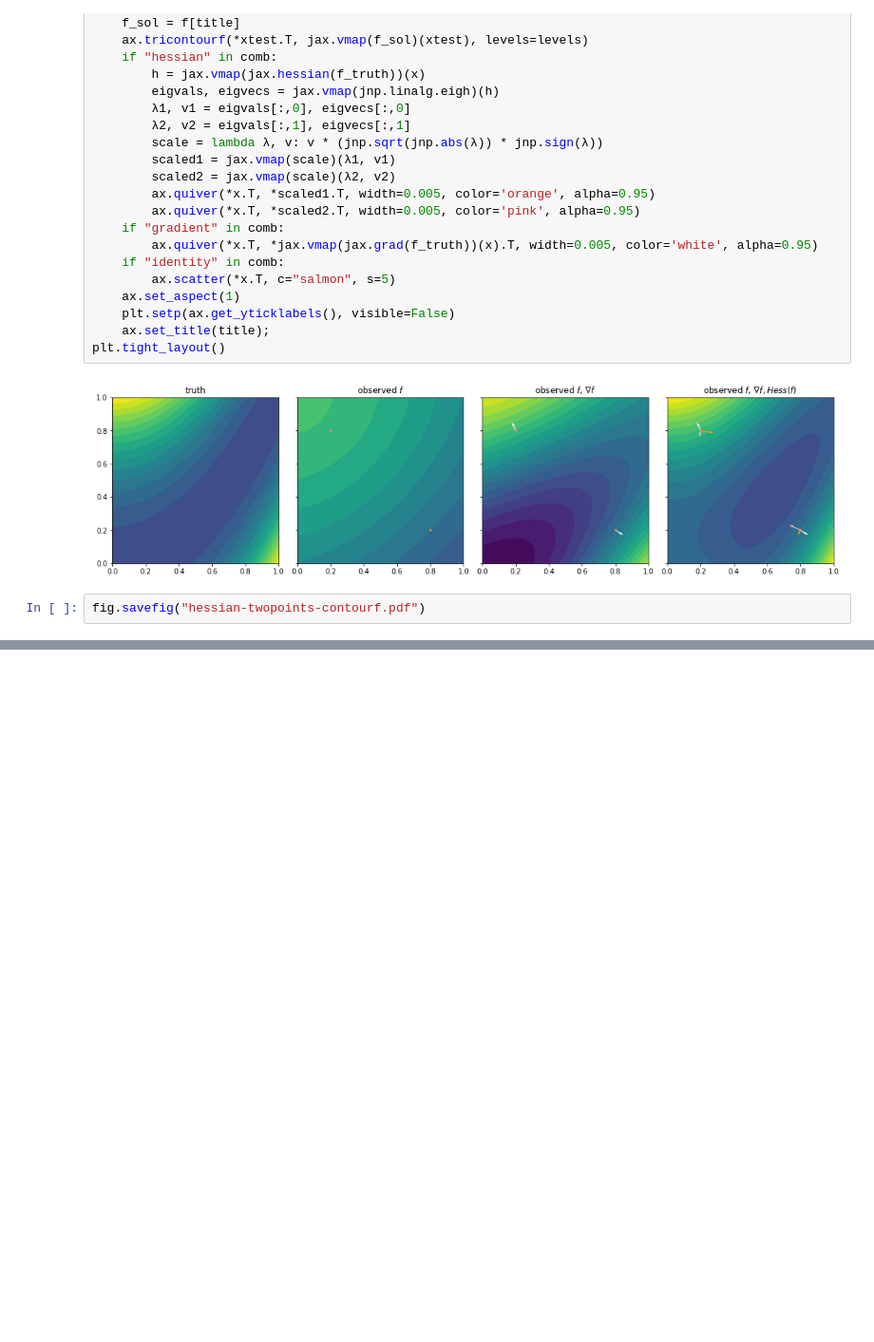
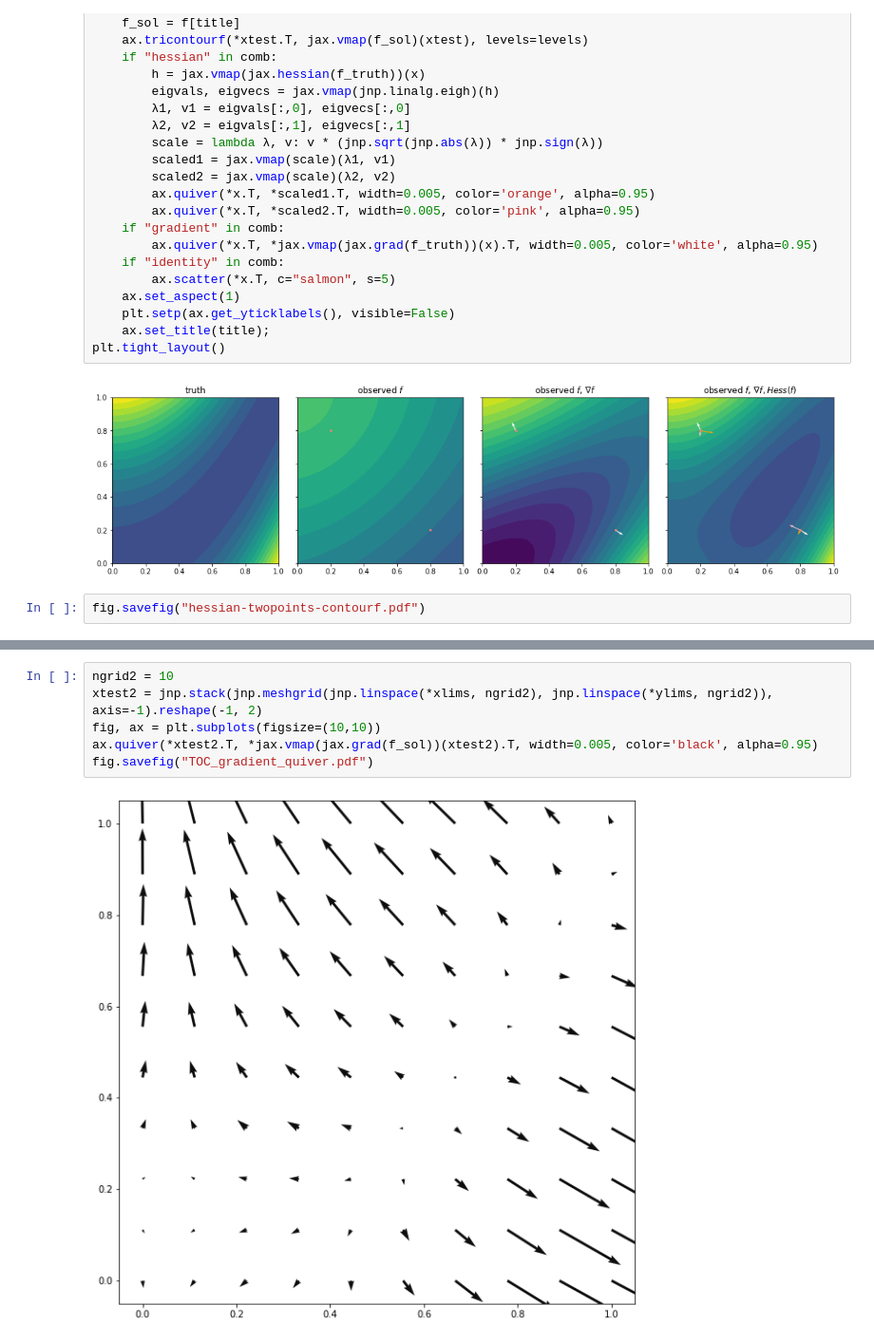
Before and after one commit to niklasschmitz/ad-kernels, a Jupyter notebook: pde/hessian_plot.ipynb, the cells around one changed output, grey strips where cells are left out. Shown: that part at 95% size. Drawn from its saved outputs; the diff is of its cells as text; blank space fills up the shorter version.

```diff
--- a/pde/hessian_plot.ipynb
+++ b/pde/hessian_plot.ipynb
@@ -99,0 +120,8 @@ fig.savefig("hessian-twopoints-contourf.pdf")
+# %%
+ngrid2 = 10
+xtest2 = jnp.stack(jnp.meshgrid(jnp.linspace(*xlims, ngrid2), jnp.linspace(*ylims, ngrid2)), axis=-1).reshape(-1, 2)
+fig, ax = plt.subplots(figsize=(10,10))
+ax.quiver(*xtest2.T, *jax.vmap(jax.grad(f_sol))(xtest2).T, width=0.005, color='black', alpha=0.95)
+fig.savefig("TOC_gradient_quiver.pdf")
+# %% [output]
+[figure, added]
```
Also changed, not shown: parts of 12 cells of this notebook, 7 other files.
